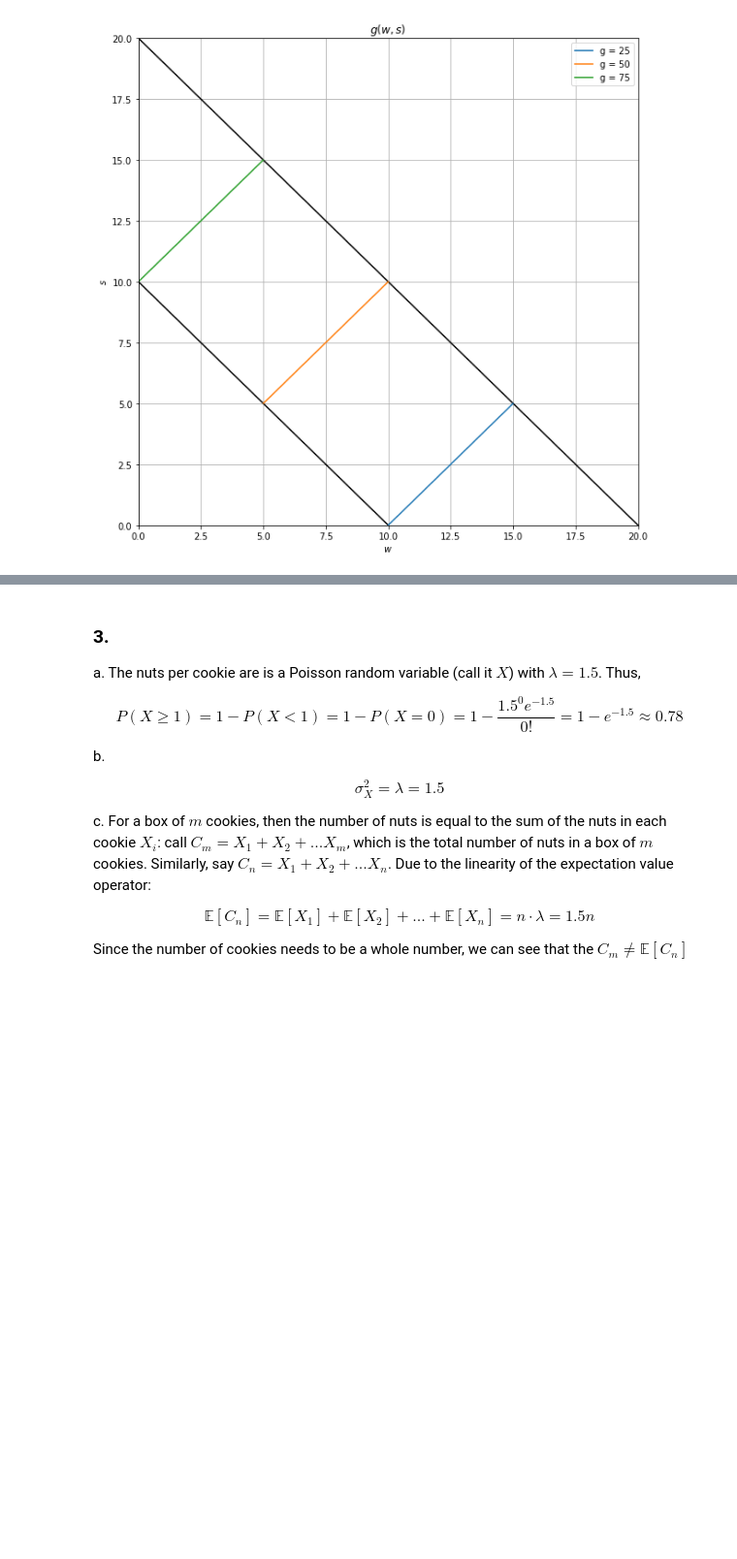
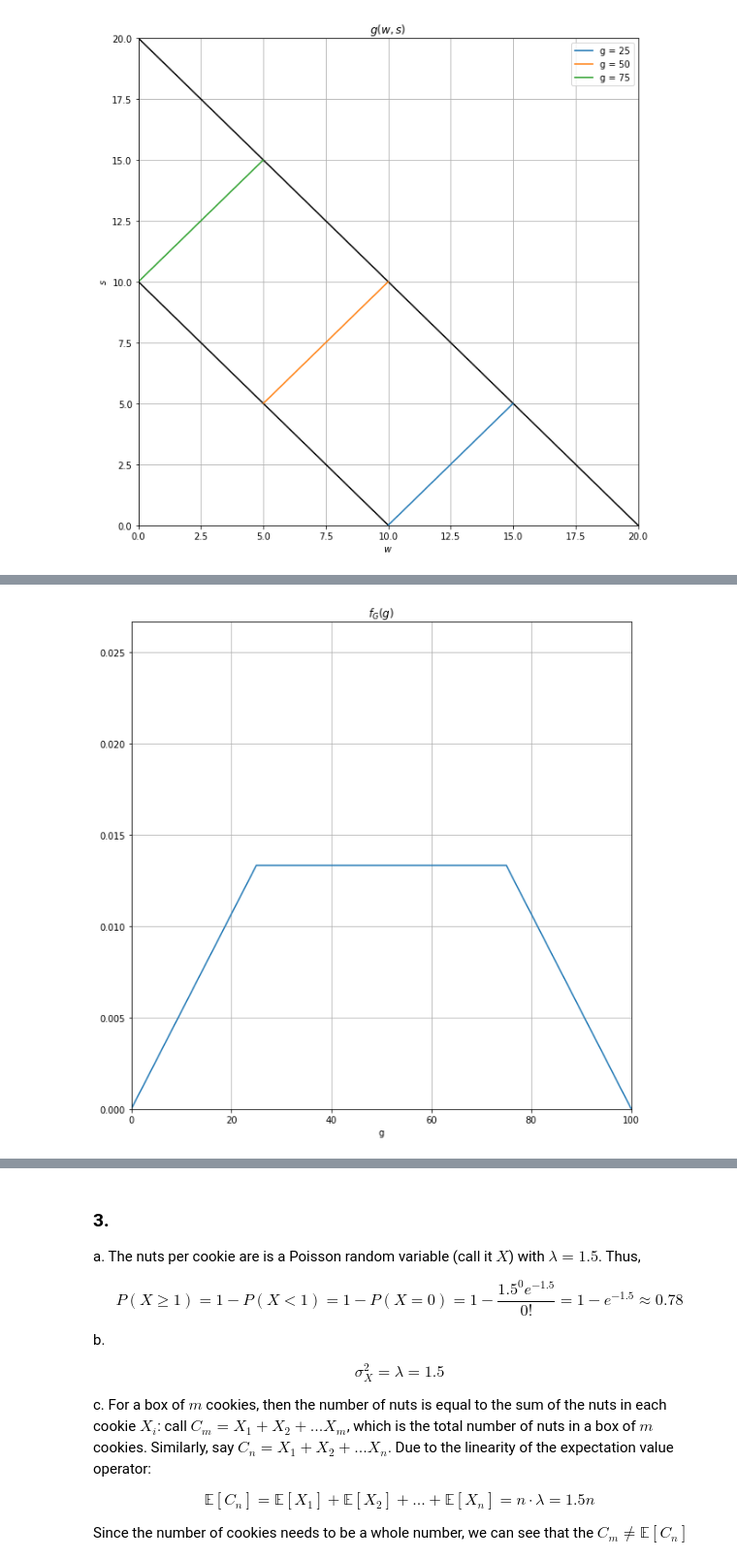
Before and after one commit to klarrieu/HYD142, a Jupyter notebook: Exam.ipynb, the cells around one changed output, grey strips where cells are left out. Shown: that part at 97% size. Drawn from its saved outputs; the diff is of its cells as text; code cells hidden in the pictures; blank space fills up the shorter version.

```diff
--- a/Exam.ipynb
+++ b/Exam.ipynb
@@ -97,0 +97,13 @@ h.
+# %%
+fig, ax = plt.subplots(1, 1, figsize=(10, 10))
+g = np.linspace(0, 100, 101)
+pdf = np.piecewise(g, [(g>=0)&(g<=25), (g>25)&(g <= 75), (g>75)&(g<=100)], [lambda g: g*1.0/(75*25), lambda g: 1.0/75, lambda g: (40 - g *2.0/5)/750.0])
+ax.set_xlabel('g')
+ax.set_title(r'$f_G(g)$')
+ax.grid()
+ax.set_xlim(0, 100)
+ax.set_ylim(0, 2.0/75)
+ax.plot(g, pdf)
+plt.show()
+# %% [output]
+[figure, added]
```
Also changed, not shown: parts of 8 cells of this notebook.
